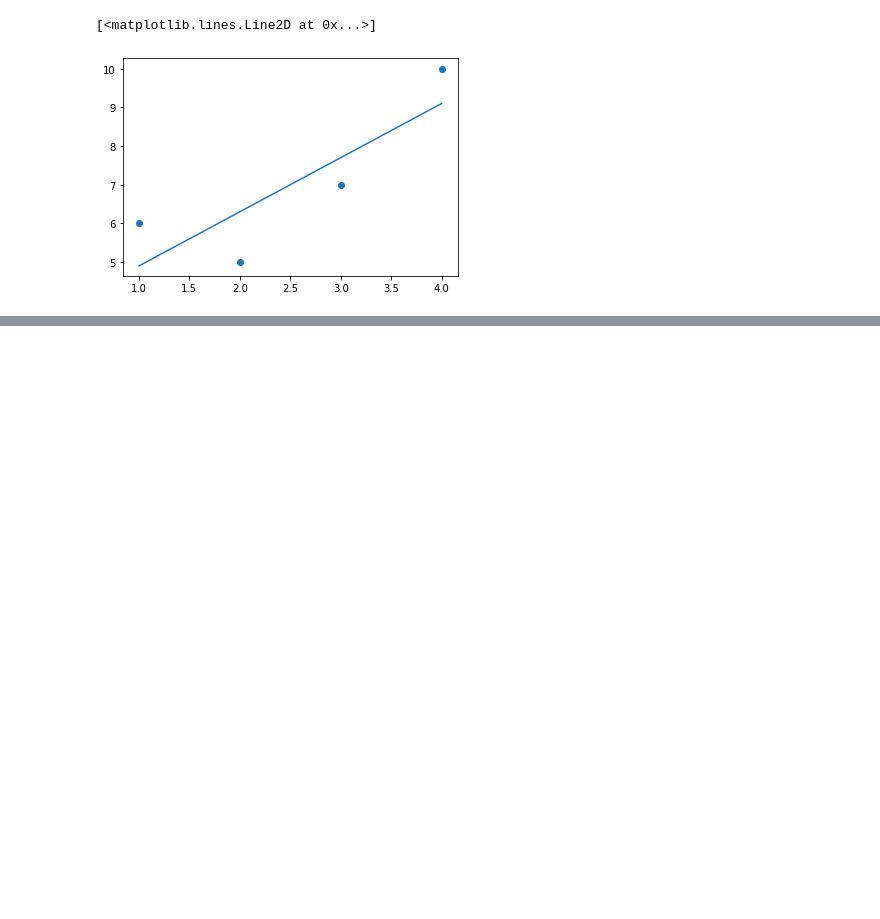
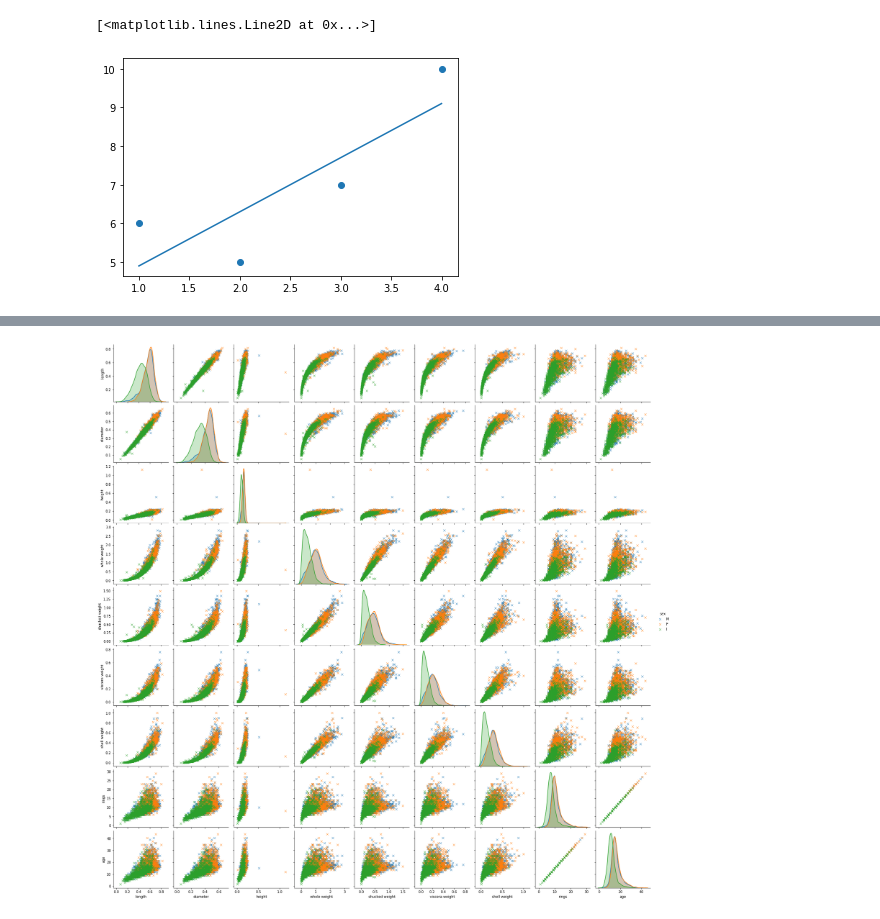
Before and after one commit to joannekim0420/Big-Data-Analysis, a Jupyter notebook: ML Regression notes [FIN].ipynb, the cells around one changed output, grey strips where cells are left out. Saved outputs shown, nothing was run; the diff lists cells and outputs as text; code cells hidden in the pictures; blank space fills up the shorter version.

```diff
--- a/ML Regression notes [FIN].ipynb
+++ b/ML Regression notes [FIN].ipynb
@@ -369,0 +619,7 @@ ax.plot(x,yhat)
+# %%
+import pandas as pd
+
+column_names=["sex", "length", "diameter", "height", "whole weight",
+                "shucked weight", "viscera weight", "shell weight", "rings"]
+# %%
+abalone = pd.read_csv(file_name, names= column_names)
@@ -369,0 +635,4 @@ ax.plot(x,yhat)
+# %%
+#나이계산
+
+abalone["age"] = 1.5*abalone["rings"]
@@ -369,0 +651,3 @@ ax.plot(x,yhat)
+# %%
+#height 가 0인 경우 존재 제거
+abalone = abalone[abalone['height']>0]
@@ -369,0 +659,8 @@ ax.plot(x,yhat)
+# %%
+#diag_kind를 ‘auto’, ‘hist’, ‘kde’
+
+import seaborn as sns
+sns.pairplot(abalone, hue='sex', markers='x', diag_kind="kde")
+plt.show()
+# %% [output]
+[figure, added]
```
Also changed, not shown: parts of 74 cells of this notebook.
